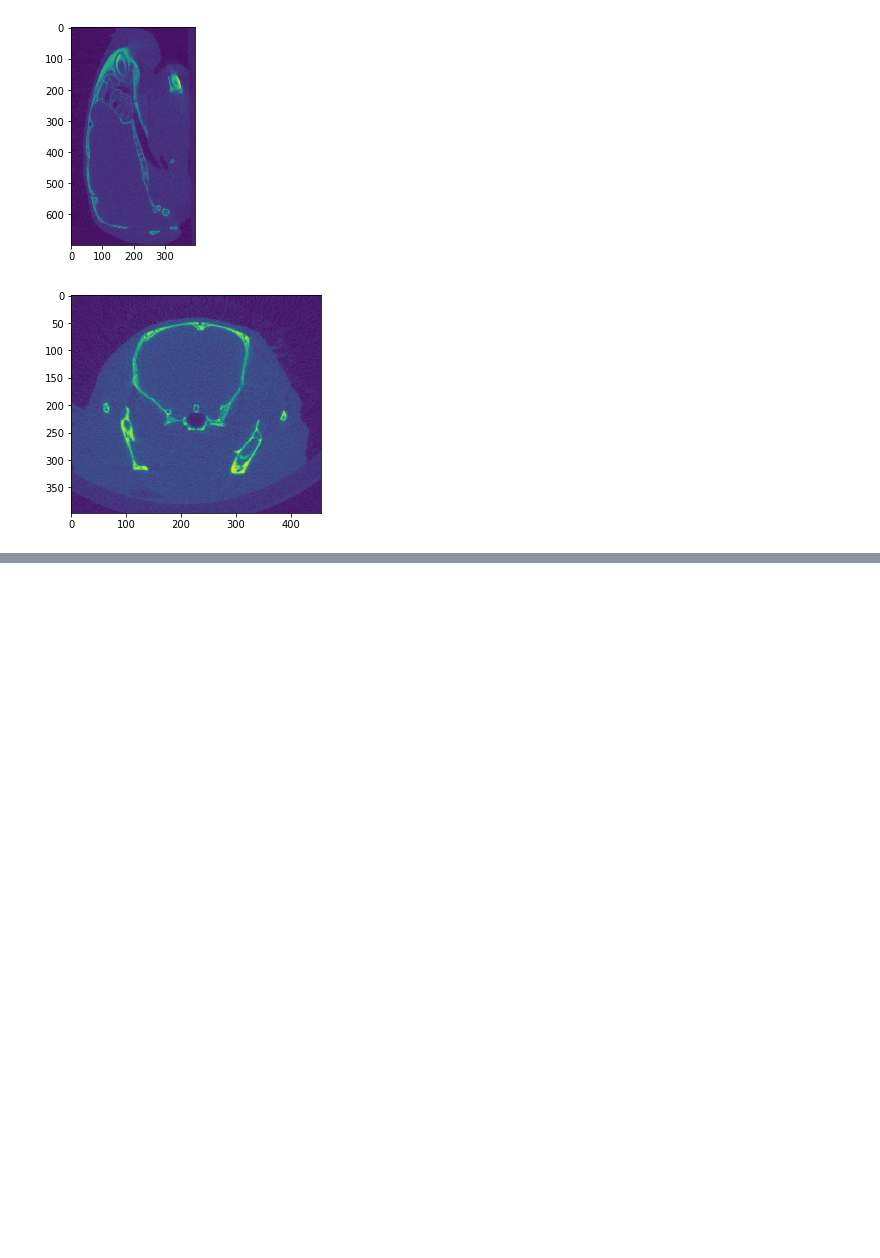
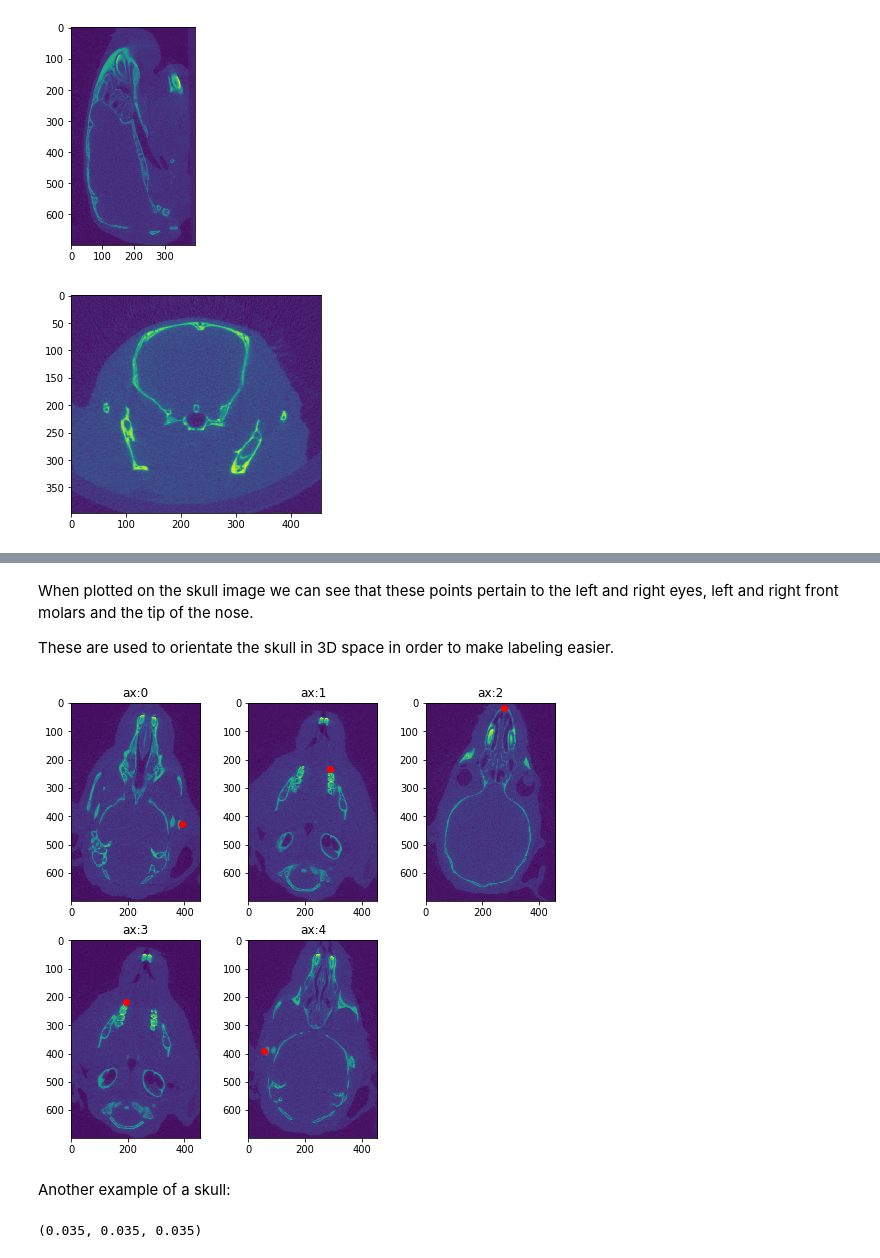
Before and after one commit to 3DLables/3DLabeler, a Jupyter notebook: EDA.ipynb, the cells around one changed output, grey strips where cells are left out. Drawn from its saved outputs; the diff is of its cells as text; code cells hidden in the pictures; blank space fills up the shorter version.

Commit message:
Added points to visualization

```diff
--- a/EDA.ipynb
+++ b/EDA.ipynb
@@ -5,2 +14,2 @@ from mpl_toolkits.mplot3d import axes3d, Axes3D #<-- Note the capitalization!
 # %%
-img = nib.load("/home/kailukowiak/DataScienceProjects/mouse_skulls/data/MouseSkulls/475.mnc")
+img = nib.load("MouseSkullData/475.mnc")
@@ -42,0 +83,3 @@ plt.show()
+# %%
+tags = tag_parser('MouseSkullData/475_landmarks.tag')
+tags
@@ -42,0 +105,3 @@ plt.show()
+# %%
+pixel_loc = np.round(tags / 0.035)
+pixel_loc
@@ -42,0 +115,29 @@ plt.show()
+# %% [markdown]
+When plotted on the skull image we can see that these points pertain to the left and right eyes, left and right front molars and the tip of the nose.
+
+These are used to orientate the skull in 3D space in order to make labeling easier.
+# %%
+def mri_point_plot(img, df, dim_cols=['x', 'z'], iter_cols='y'):
+    """Graphs an points. pt_cols is used to set the cols to iterate
+    over (different views)
+    """
+
+    ax = []
+    fig = plt.figure(figsize=(9, 8))
+    columns = 3
+    rows = 2
+
+    for i in df.index:
+        y_slice = int(df.loc[i, iter_cols])
+        im = img[:, y_slice, :]
+        ax.append( fig.add_subplot(rows, columns, i+1))
+        ax[-1].set_title("ax:"+str(i))  # set title
+        plt.imshow(im)
+        plt.plot(df.loc[i, dim_cols[0]], df.loc[i, dim_cols[1]], 'ro')
+    plt.show()
+
+mri_point_plot(img_data, pixel_loc, dim_cols=['x', 'z'])
+# %% [output]
+[figure, added]
+# %% [markdown]
+Another example of a skull:
@@ -42,0 +147,6 @@ plt.show()
+# %%
+pix_size = img2.header.get_zooms()
+print(pix_size)
+img2 = img2.get_data()
+# %% [output]
+(0.035, 0.035, 0.035)
```
Also changed, not shown: parts of 20 cells of this notebook, 1 other file.
